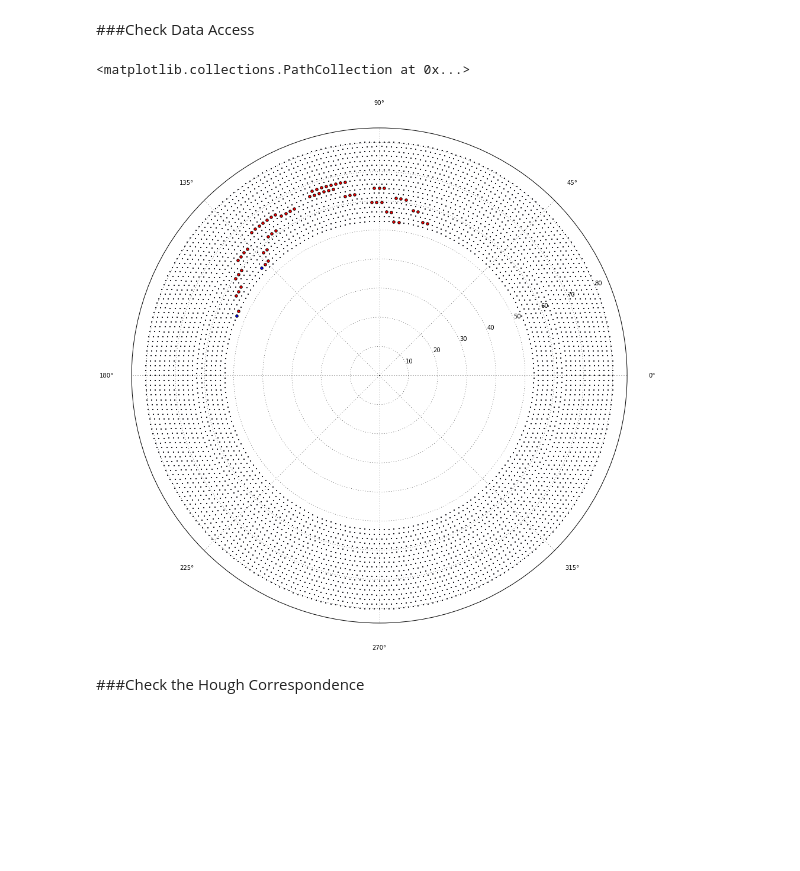
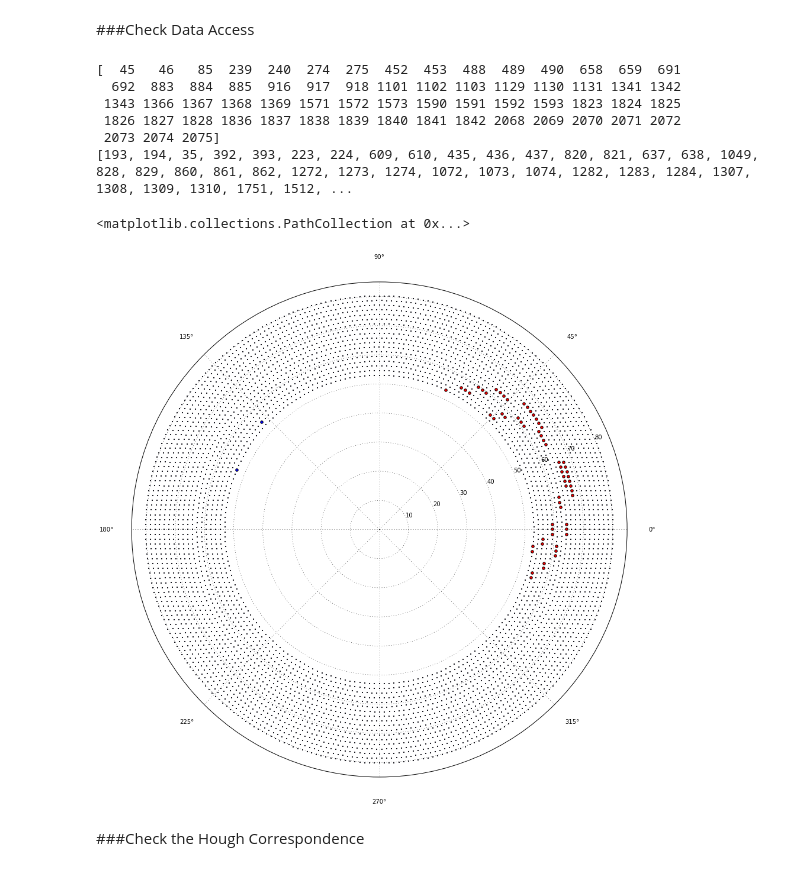
Before and after one commit to ewengillies/track-finding-yandex, a Jupyter notebook: notebooks/test_restructure.ipynb, the cells around one changed output. Cells and saved outputs as stored; diff of their text form; code cells hidden in the pictures; blank space fills up the shorter version.

```diff
--- a/notebooks/test_restructure.ipynb
+++ b/notebooks/test_restructure.ipynb
@@ -39,15 +39,24 @@ def setup_plot_for_detector(size=(15, 15)):
 # %%
 setup_plot_for_detector()
 rhos, phis = hit_data.cydet.get_points_rhos_and_phis()
 scatter(phis, rhos, marker='.', s=5)
 
 sig = hit_data.get_sig_wires(10)
+print sig
 bkg = hit_data.get_bkg_wires(10)
+sig = [hit_data.cydet.rotate_wire(wire,0.75) for wire in sig]
+print sig
 scatter(phis[sig],rhos[sig], marker='o', c='r')
 scatter(phis[bkg],rhos[bkg], marker='o', c='b')
 # %% [output]
-<matplotlib.collections.PathCollection at 0x...>
+[  45   46   85  239  240  274  275  452  453  488  489  490  658  659  691
+  692  883  884  885  916  917  918 1101 1102 1103 1129 1130 1131 1341 1342
+ 1343 1366 1367 1368 1369 1571 1572 1573 1590 1591 1592 1593 1823 1824 1825
+ 1826 1827 1828 1836 1837 1838 1839 1840 1841 1842 2068 2069 2070 2071 2072
+ 2073 2074 2075]
+[193, 194, 35, 392, 393, 223, 224, 609, 610, 435, 436, 437, 820, 821, 637, 638, 1049, 828, 829, 860, 861, 862, 1272, 1273, 1274, 1072, 1073, 1074, 1282, 1283, 1284, 1307, 1308, 1309, 1310, 1751, 1512, ...
+<matplotlib.collections.PathCollection at 0x...>
-[figure, old version]
+[figure, new version]
 # %% [markdown]
 ###Check the Hough Correspondence
 # %%
```
Also changed, not shown: parts of 3 cells of this notebook, 7 other files.
